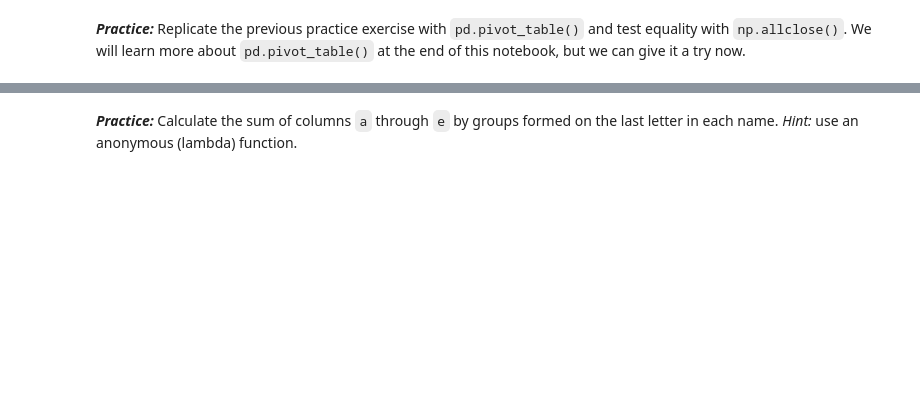
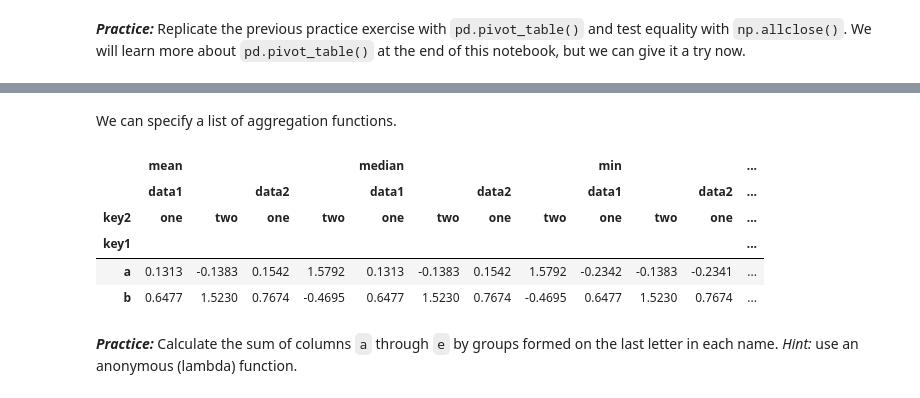
Before and after one commit to webclinic017/fina-4380-2022-fall-1, a Jupyter notebook: Notebooks/_build/html/_sources/McKinney/mckinney-10.ipynb, the cells around one changed output, grey strips where cells are left out. Cells and saved outputs as stored; diff of their text form; code cells hidden in the pictures; blank space fills up the shorter version.

```diff
--- a/Notebooks/_build/html/_sources/McKinney/mckinney-10.ipynb
+++ b/Notebooks/_build/html/_sources/McKinney/mckinney-10.ipynb
@@ -299,3 +529,14 @@ people = pd.DataFrame(
+# %% [markdown]
+We can specify a list of aggregation functions.
+# %%
+df.pivot_table(index='key1', columns='key2', aggfunc=['mean', 'median', 'min', 'max'])
+# %% [output]
+|  | mean |  |  |  | median |  |  |  | min |  |  | ... |
+|  | data1 |  | data2 |  | data1 |  | data2 |  | data1 |  | data2 | ... |
+| key2 | one | two | one | two | one | two | one | two | one | two | one | ... |
+| key1 |  |  |  |  |  |  |  |  |  |  |  | ... |
+| a | 0.1313 | -0.1383 | 0.1542 | 1.5792 | 0.1313 | -0.1383 | 0.1542 | 1.5792 | -0.2342 | -0.1383 | -0.2341 | ... |
+| b | 0.6477 | 1.5230 | 0.7674 | -0.4695 | 0.6477 | 1.5230 | 0.7674 | -0.4695 | 0.6477 | 1.5230 | 0.7674 | ... |
 # %% [markdown]
 ***Practice:***
 Calculate the sum of columns `a` through `e` by groups formed on the last letter in each name.
```
Also changed, not shown: parts of 45 cells of this notebook, 19 other files.
